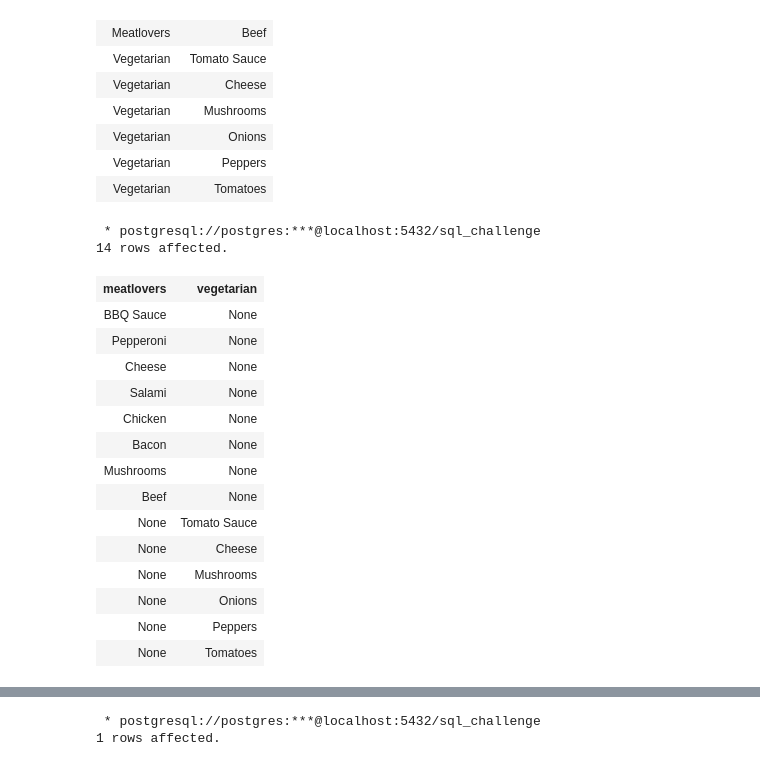
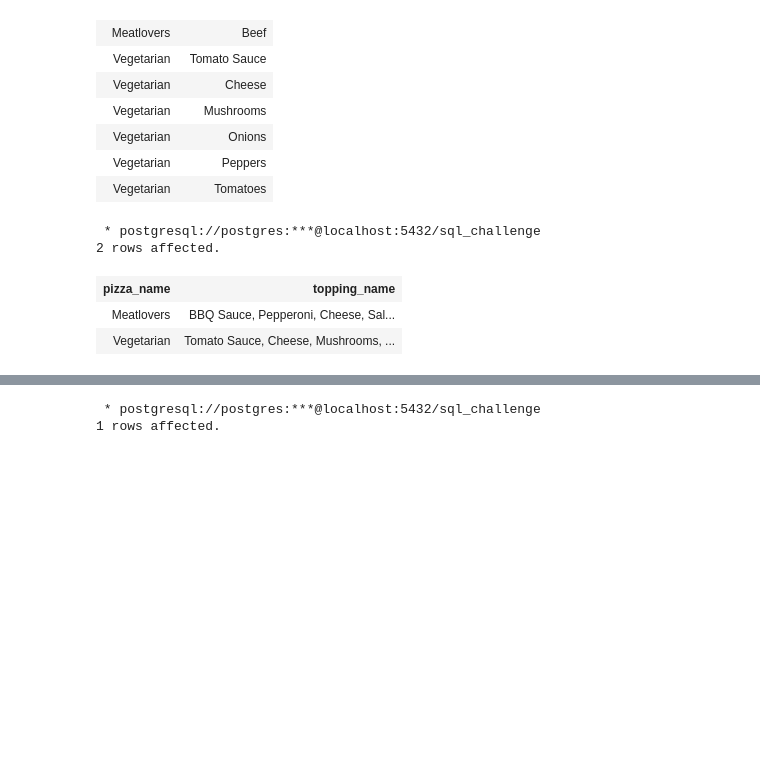
Before and after one commit to joshuaati/8_weeks_sql_challenge, a Jupyter notebook: week 2/01.ipynb, the cells around one changed output, grey strips where cells are left out. Drawn from its saved outputs; the diff is of its cells as text; code cells hidden in the pictures; blank space fills up the shorter version.

```diff
--- a/week 2/01.ipynb
+++ b/week 2/01.ipynb
@@ -504,31 +504,16 @@ ON pr.toppings::integer = pt.topping_id
 | Vegetarian | Tomatoes |
 # %%
 %%sql
-SELECT
-CASE WHEN pizza_name = 'Meatlovers' THEN topping_name END AS meatlovers,
-CASE WHEN pizza_name = 'Vegetarian' THEN topping_name END AS vegetarian
-FROM (
-SELECT pizza_name, topping_name
+SELECT pizza_name, STRING_AGG(topping_name, ', ') AS topping_name
 FROM clean_pizza_recipes pr
 JOIN pizza_names pn
 ON pr.pizza_id = pn.pizza_id
 JOIN pizza_toppings pt
-ON pr.toppings::integer = pt.topping_id) AS foo
+ON pr.toppings::integer = pt.topping_id
+GROUP BY pizza_name
 # %% [output]
  * postgresql://postgres:***@localhost:5432/sql_challenge
-14 rows affected.
+2 rows affected.
-| meatlovers | vegetarian |
-| BBQ Sauce | None |
-| Pepperoni | None |
-| Cheese | None |
-| Salami | None |
-| Chicken | None |
-| Bacon | None |
-| Mushrooms | None |
-| Beef | None |
-| None | Tomato Sauce |
-| None | Cheese |
-| None | Mushrooms |
-| None | Onions |
-| None | Peppers |
-| None | Tomatoes |
+| pizza_name | topping_name |
+| Meatlovers | BBQ Sauce, Pepperoni, Cheese, Sal... |
+| Vegetarian | Tomato Sauce, Cheese, Mushrooms, ... |
```
Also changed, not shown: parts of 5 cells of this notebook, 1 other file.
